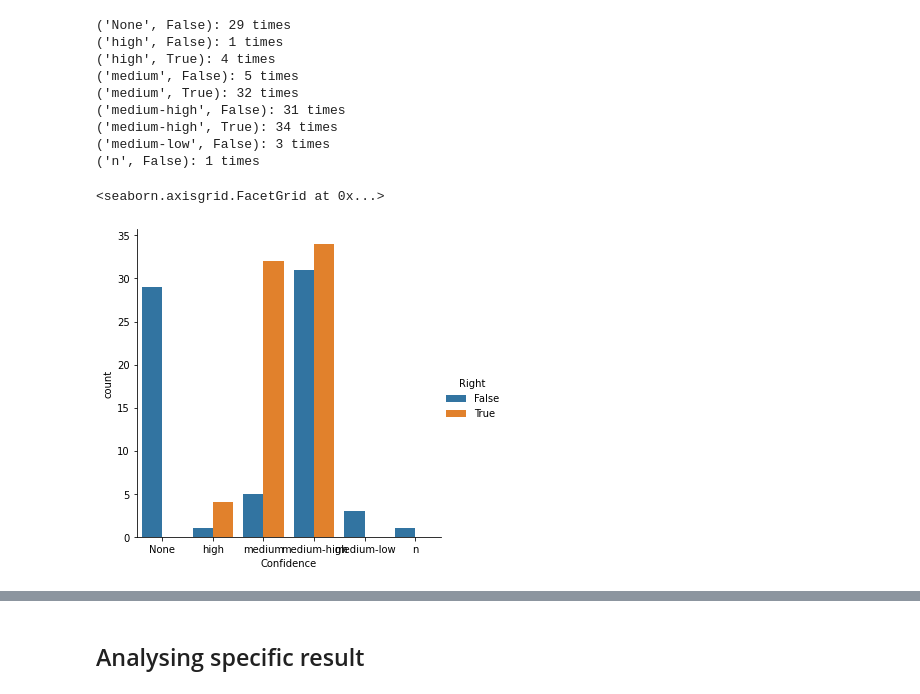
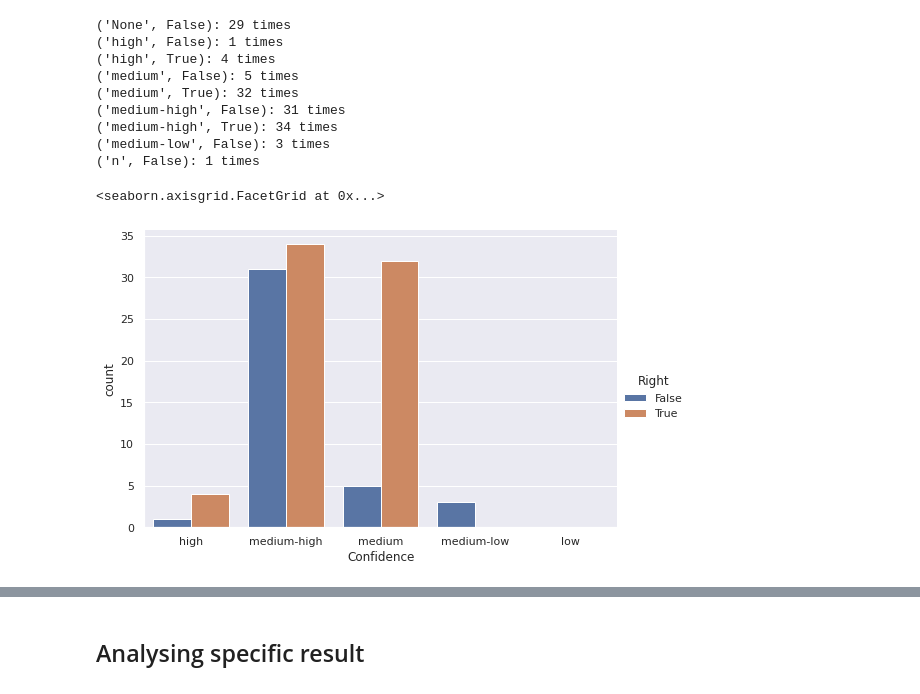
Before and after one commit to MathieuDesponds/Information-extraction-in-official-documents-using-LLMs, a Jupyter notebook: analysing_results.ipynb, the cells around one changed output, grey strips where cells are left out. Drawn from its saved outputs; the diff is of its cells as text; code cells hidden in the pictures.

```diff
--- a/analysing_results.ipynb
+++ b/analysing_results.ipynb
@@ -167,11 +165,13 @@ for entry, count in entry_counts.items():
 ('medium-low', False): 3 times
 ('n', False): 1 times
 # %%
+import seaborn as sns
 df_conf = pd.DataFrame(np.array([right, y_conf]).T, columns = ['Right', 'Confidence'])
 
 df_conf = pd.DataFrame(df_conf.groupby(['Right', 'Confidence'])['Right'].count()).rename(columns = {'Right' : "count"}).reset_index()
-
-sns.catplot(data=df_conf, x="Confidence", y="count", hue="Right", kind="bar")
+sns.set(rc={'figure.figsize':(10,10)})
+order = ['high', 'medium-high', 'medium', 'medium-low', 'low']
+sns.catplot(data=df_conf, x="Confidence", y="count", hue="Right", kind="bar",aspect=1.5, order = order)
 # %% [output]
 <seaborn.axisgrid.FacetGrid at 0x...>
-[figure, old version]
+[figure, new version]
```
Also changed, not shown: parts of 4 cells of this notebook, 6 other files.
